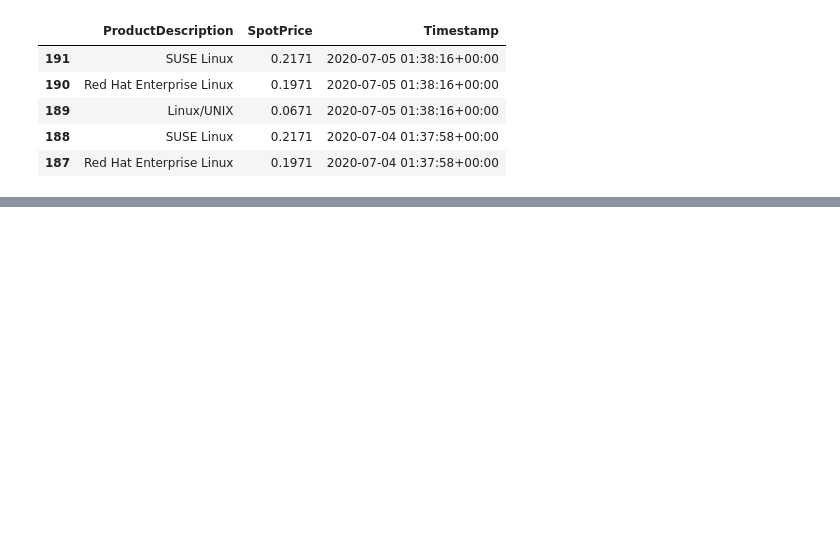
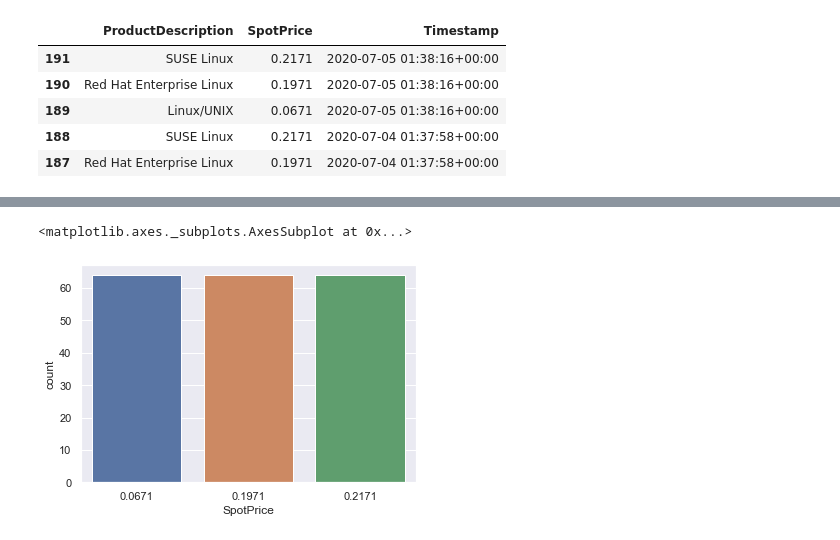
Before and after one commit to davestroud/AWS_Spot_Research, a Jupyter notebook: LSTM/main.ipynb, the cells around one changed output, grey strips where cells are left out. Cells and saved outputs as stored; diff of their text form; code cells hidden in the pictures; blank space fills up the shorter version.

```diff
--- a/LSTM/main.ipynb
+++ b/LSTM/main.ipynb
@@ -15,0 +55,5 @@ data.head()
+# %%
+sns.countplot(y)
+# %% [output]
+<matplotlib.axes._subplots.AxesSubplot at 0x...>
+[figure, added]
```
Also changed, not shown: parts of 8 cells of this notebook, 7 other files.
